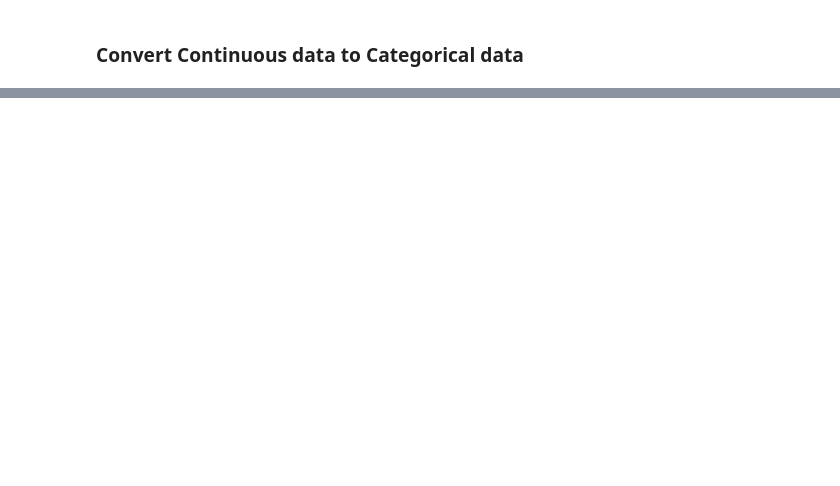
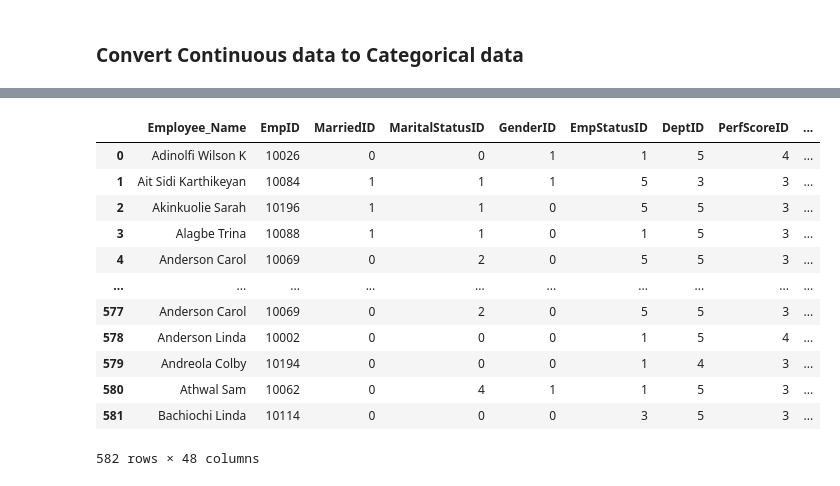
Before and after one commit to RusanMaharjan/Data-Science---3, a Jupyter notebook: Feature Engineering.ipynb, the cells around one changed output, grey strips where cells are left out. Saved outputs shown, nothing was run; the diff lists cells and outputs as text; code cells hidden in the pictures; blank space fills up the shorter version.

```diff
--- a/Feature Engineering.ipynb
+++ b/Feature Engineering.ipynb
@@ -70,0 +129,3 @@ df['Salary_Label'] = df['Salary'].apply(convertSalary)
+# %%
+hr = pd.read_csv('Dataset/HR_Dataset Refresh.csv')
+hr.head()
@@ -70,0 +140,26 @@ df['Salary_Label'] = df['Salary'].apply(convertSalary)
+# %%
+emp_name = hr['Employee_Name'].str.split(',', n=1, expand=True)
+# emp_name.head()
+# %%
+first_middle = emp_name[1].str.strip().str.split(' ', n=1, expand=True)
+# first_middle.head()
+# %%
+df['E_FirstName'] = first_middle[0]
+df['E_MiddleName'] = first_middle[1]
+df['E_LastName'] = emp_name[0]
+# %%
+df
+# %% [output]
+|  | Employee_Name | EmpID | MarriedID | MaritalStatusID | GenderID | EmpStatusID | DeptID | PerfScoreID | ... |
+| 0 | Adinolfi Wilson K | 10026 | 0 | 0 | 1 | 1 | 5 | 4 | ... |
+| 1 | Ait Sidi Karthikeyan | 10084 | 1 | 1 | 1 | 5 | 3 | 3 | ... |
+| 2 | Akinkuolie Sarah | 10196 | 1 | 1 | 0 | 5 | 5 | 3 | ... |
+| 3 | Alagbe Trina | 10088 | 1 | 1 | 0 | 1 | 5 | 3 | ... |
+| 4 | Anderson Carol | 10069 | 0 | 2 | 0 | 5 | 5 | 3 | ... |
+| ... | ... | ... | ... | ... | ... | ... | ... | ... | ... |
+| 577 | Anderson Carol | 10069 | 0 | 2 | 0 | 5 | 5 | 3 | ... |
+| 578 | Anderson Linda | 10002 | 0 | 0 | 0 | 1 | 5 | 4 | ... |
+| 579 | Andreola Colby | 10194 | 0 | 0 | 0 | 1 | 4 | 3 | ... |
+| 580 | Athwal Sam | 10062 | 0 | 4 | 1 | 1 | 5 | 3 | ... |
+| 581 | Bachiochi Linda | 10114 | 0 | 0 | 0 | 3 | 5 | 3 | ... |
+582 rows × 48 columns
```
Also changed, not shown: parts of 18 cells of this notebook, 5 other files.
